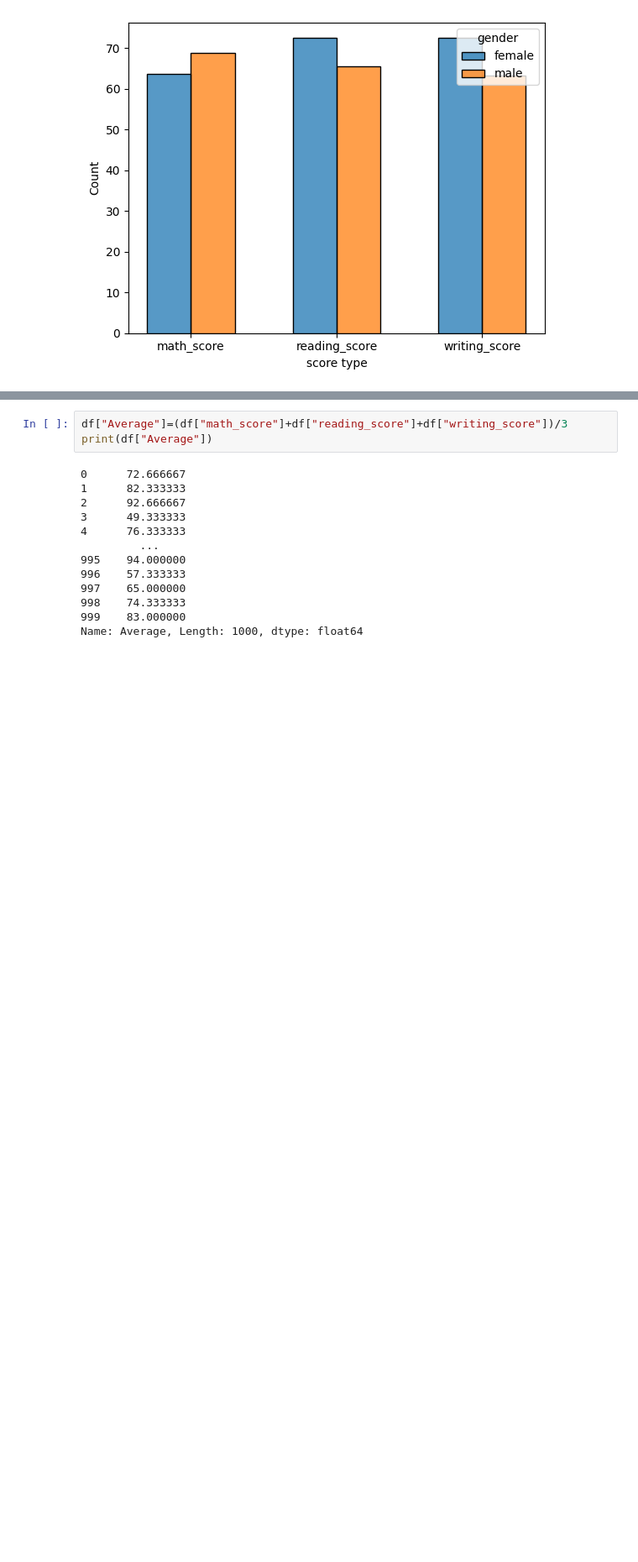
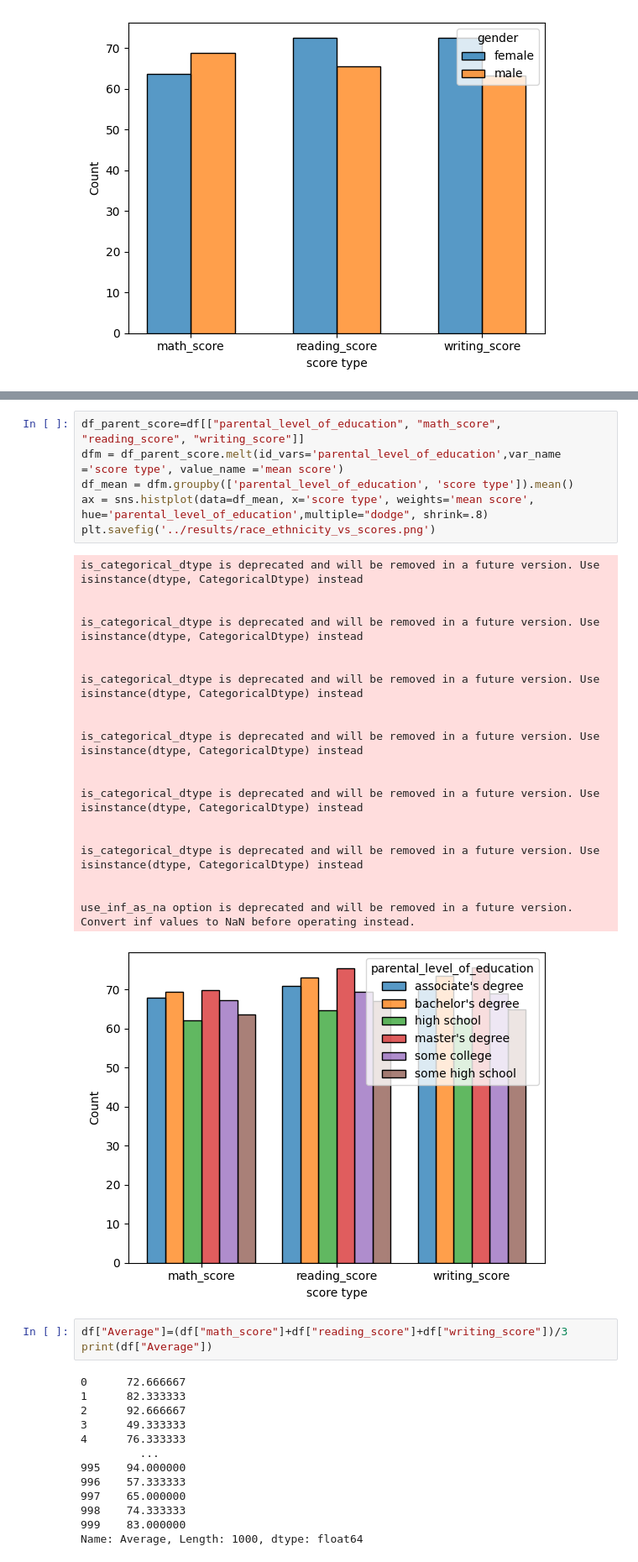
Before and after one commit to venkat9940/pds-assignment, a Jupyter notebook: Q2/src/analysis_data.ipynb, the cells around one changed output, grey strips where cells are left out. Shown at 84% size. Saved outputs shown, nothing was run; the diff lists cells and outputs as text; blank space fills up the shorter version.

```diff
--- a/Q2/src/analysis_data.ipynb
+++ b/Q2/src/analysis_data.ipynb
@@ -124,3 +128,30 @@ use_inf_as_na option is deprecated and will be removed in a future version. Conv
+# %%
+df_parent_score=df[["parental_level_of_education", "math_score", "reading_score", "writing_score"]]
+dfm = df_parent_score.melt(id_vars='parental_level_of_education',var_name ='score type', value_name ='mean score')
+df_mean = dfm.groupby(['parental_level_of_education', 'score type']).mean()
+ax = sns.histplot(data=df_mean, x='score type', weights='mean score', hue='parental_level_of_education',multiple="dodge", shrink=.8)
+plt.savefig('../results/race_ethnicity_vs_scores.png')
+# %% [output]
+is_categorical_dtype is deprecated and will be removed in a future version. Use isinstance(dtype, CategoricalDtype) instead
+
+
+is_categorical_dtype is deprecated and will be removed in a future version. Use isinstance(dtype, CategoricalDtype) instead
+
+
+is_categorical_dtype is deprecated and will be removed in a future version. Use isinstance(dtype, CategoricalDtype) instead
+
+
+is_categorical_dtype is deprecated and will be removed in a future version. Use isinstance(dtype, CategoricalDtype) instead
+
+
+is_categorical_dtype is deprecated and will be removed in a future version. Use isinstance(dtype, CategoricalDtype) instead
+
+
+is_categorical_dtype is deprecated and will be removed in a future version. Use isinstance(dtype, CategoricalDtype) instead
+
+
+use_inf_as_na option is deprecated and will be removed in a future version. Convert inf values to NaN before operating instead.
+[figure, added]
 # %%
 df["Average"]=(df["math_score"]+df["reading_score"]+df["writing_score"])/3
 print(df["Average"])
```
Also changed, not shown: parts of 2 cells of this notebook.
